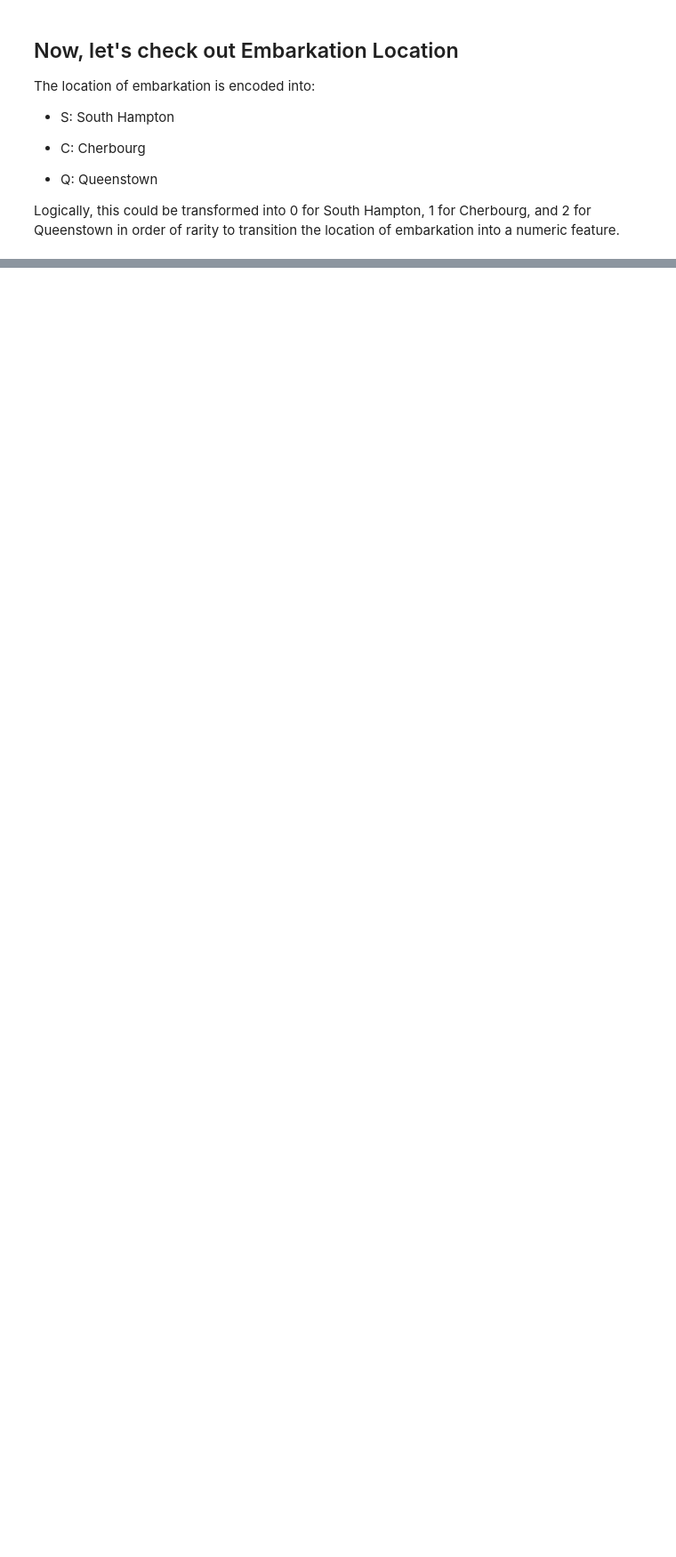
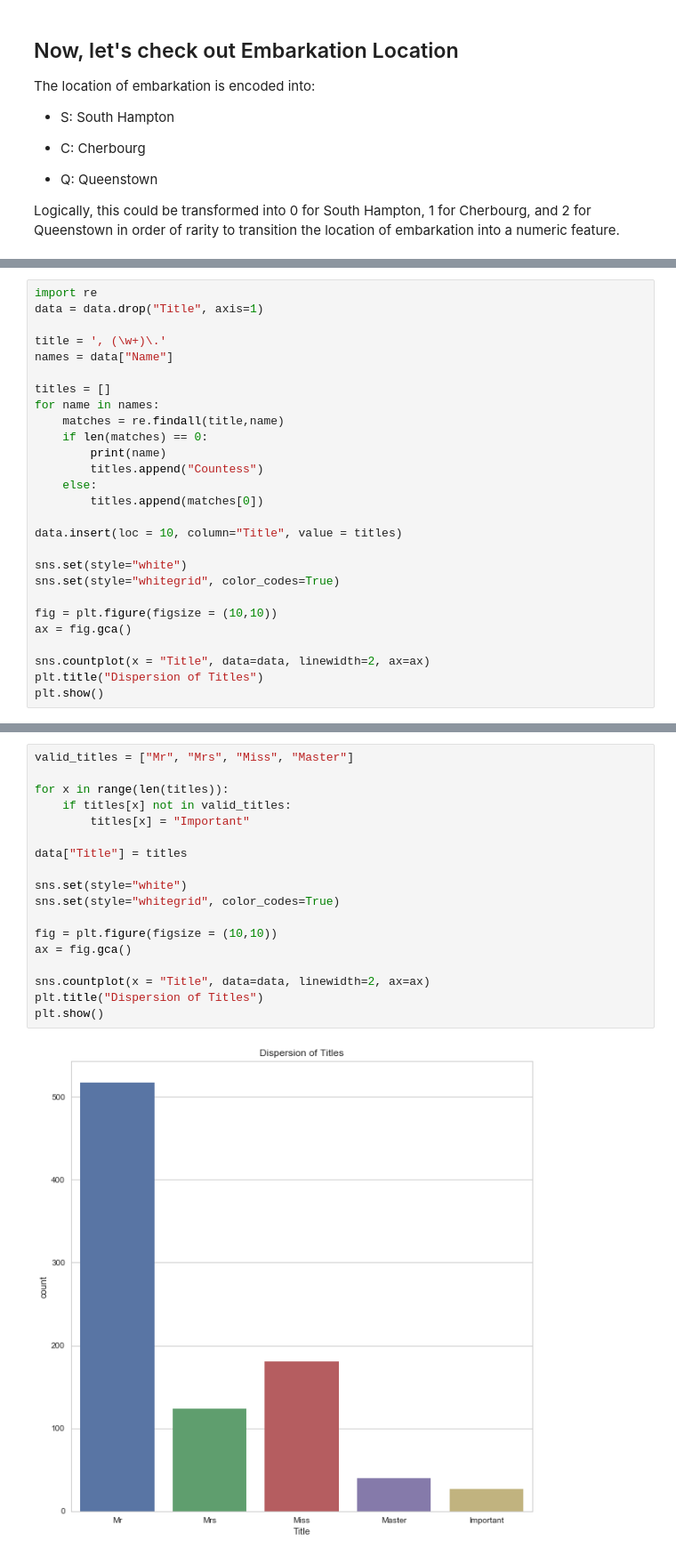
Before and after one commit to Hanel32/Datascience_Statistics_Drawer_Python, a Jupyter notebook: Kaggle Titanic.ipynb, the cells around one changed output, grey strips where cells are left out. Shown at 89% size. Drawn from its saved outputs; the diff is of its cells as text; blank space fills up the shorter version.

Commit message:
Added Name Parsing

```diff
--- a/Kaggle Titanic.ipynb
+++ b/Kaggle Titanic.ipynb
@@ -466,0 +527,27 @@ plt.show()
+# %%
+import re
+data = data.drop("Title", axis=1)
+
+title = ', (\w+)\.'
+names = data["Name"]
+
+titles = []
+for name in names:
+    matches = re.findall(title,name)
+    if len(matches) == 0:
+        print(name)
+        titles.append("Countess")
+    else:
+        titles.append(matches[0])
+
+data.insert(loc = 10, column="Title", value = titles)
+
+sns.set(style="white")
+sns.set(style="whitegrid", color_codes=True)
+
+fig = plt.figure(figsize = (10,10))
+ax = fig.gca()
+
+sns.countplot(x = "Title", data=data, linewidth=2, ax=ax)
+plt.title("Dispersion of Titles")
+plt.show()
@@ -466,0 +560,20 @@ plt.show()
+# %%
+valid_titles = ["Mr", "Mrs", "Miss", "Master"]
+
+for x in range(len(titles)):
+    if titles[x] not in valid_titles:
+        titles[x] = "Important"
+
+data["Title"] = titles
+
+sns.set(style="white")
+sns.set(style="whitegrid", color_codes=True)
+
+fig = plt.figure(figsize = (10,10))
+ax = fig.gca()
+
+sns.countplot(x = "Title", data=data, linewidth=2, ax=ax)
+plt.title("Dispersion of Titles")
+plt.show()
+# %% [output]
+[figure, added]
```
Also changed, not shown: parts of 15 cells of this notebook.
